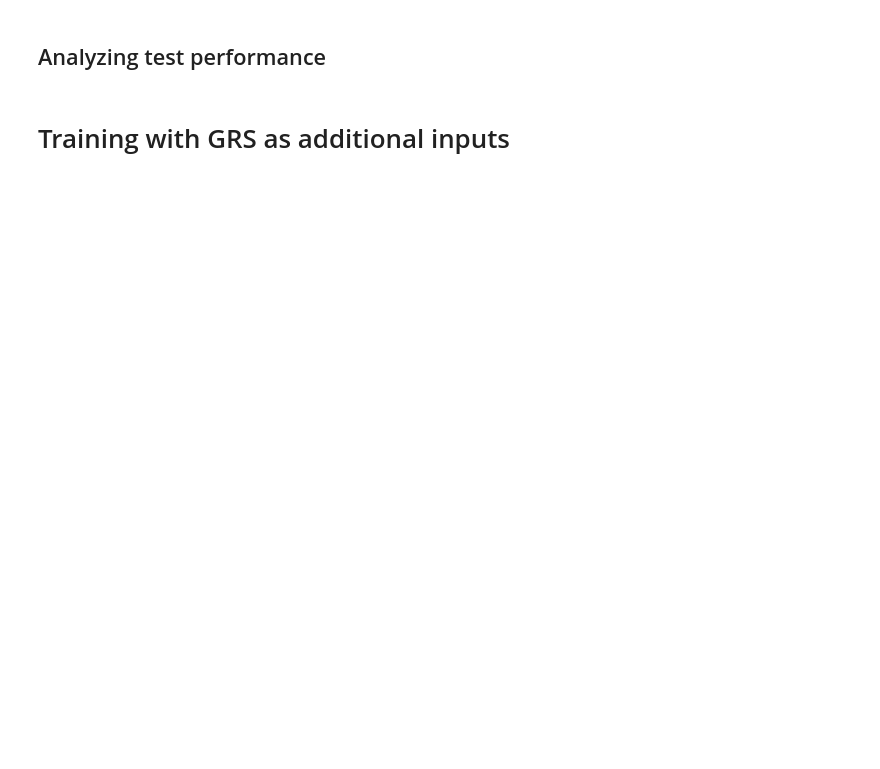
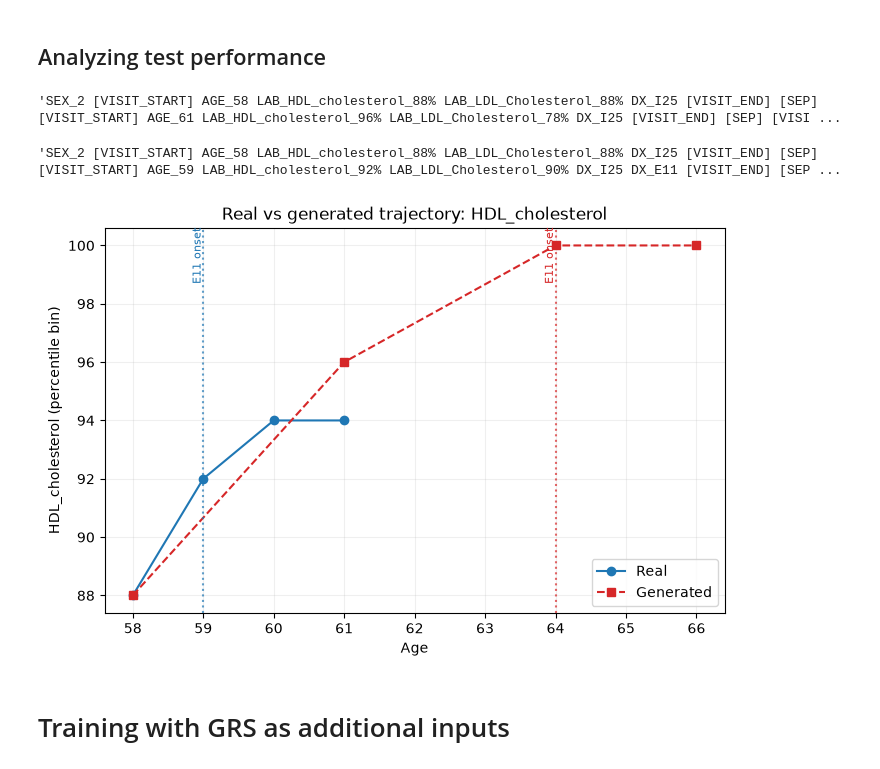
Before and after one commit to RasmussenLab/integrative_post_gwas_methods_course, a Jupyter notebook: notebooks/eir-transformer.ipynb, the cells around one changed output. Cells and saved outputs as stored; diff of their text form; code cells hidden in the pictures; blank space fills up the shorter version.

```diff
--- a/notebooks/eir-transformer.ipynb
+++ b/notebooks/eir-transformer.ipynb
@@ -208,0 +80,2 @@ display(Image(data=pix.tobytes()))
+# %%
+test_sample_index = 0
@@ -208,0 +105,4 @@ display(Image(data=pix.tobytes()))
+# %%
+prompt = df_test_first_visit["Sequence"].iloc[test_sample_index]
+current_id = df_test_first_visit.index[test_sample_index]
+print(prompt)
@@ -234,5 +120,23 @@ Available ehr: 256 (missing: 0, missing IDs: [])
 # %% [markdown]
 ## Analyzing test performance
+# %%
+with open("../runs/ehr_transformer/test_set_predictions/results/ehr/ehr/samples/0/manual/10_generated.txt") as infile:
+    generated = infile.read()
+# %%
+generated
+# %% [output]
+'SEX_2 [VISIT_START] AGE_58 LAB_HDL_cholesterol_88% LAB_LDL_Cholesterol_88% DX_I25 [VISIT_END] [SEP] [VISIT_START] AGE_61 LAB_HDL_cholesterol_96% LAB_LDL_Cholesterol_78% DX_I25 [VISIT_END] [SEP] [VISI ...
+# %%
+df_test_full = pd.read_csv("../reference_data/eir-transformer/df_ehr_test.csv", index_col=["ID"])
+# %%
+df_test_full.loc[current_id]["Sequence"]
+# %% [output]
+'SEX_2 [VISIT_START] AGE_58 LAB_HDL_cholesterol_88% LAB_LDL_Cholesterol_88% DX_I25 [VISIT_END] [SEP] [VISIT_START] AGE_59 LAB_HDL_cholesterol_92% LAB_LDL_Cholesterol_90% DX_I25 DX_E11 [VISIT_END] [SEP ...
+# %%
+real_seq = df_test_full.loc[current_id]["Sequence"]
+plot_real_vs_generated(real_seq=real_seq, generated_seq=generated, lab="HDL_cholesterol", disease="E11")
+# %% [output]
+[figure, added]
 # %% [markdown]
 # Training with GRS as additional inputs
 # %%
```
Also changed, not shown: parts of 26 cells of this notebook, 14 other files.
